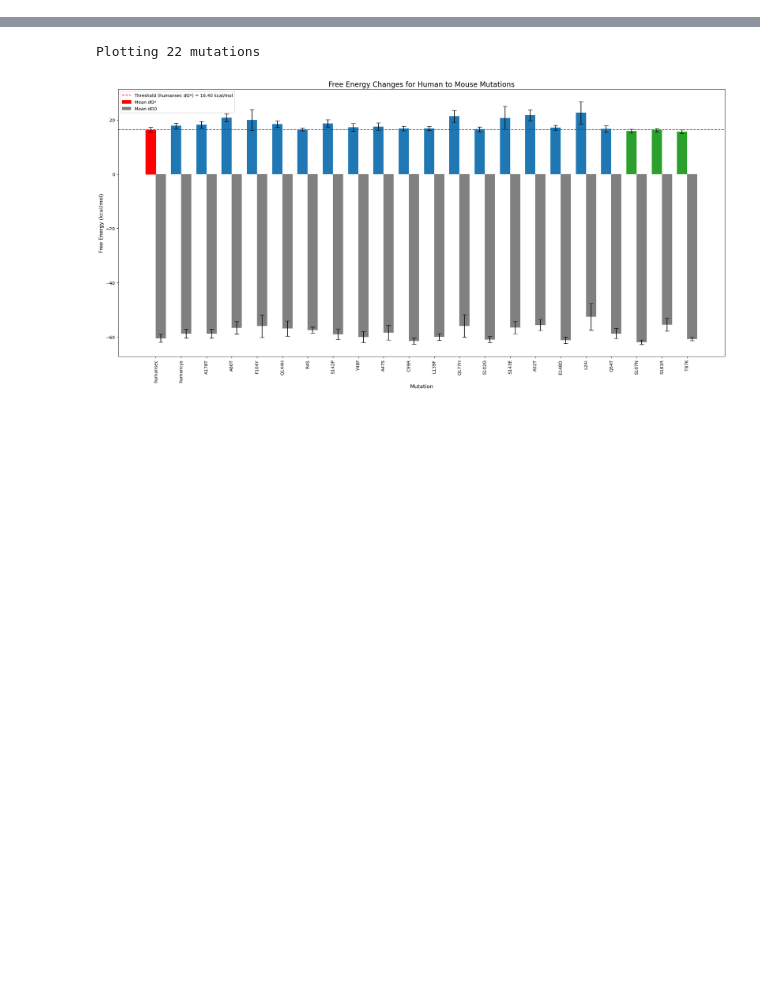
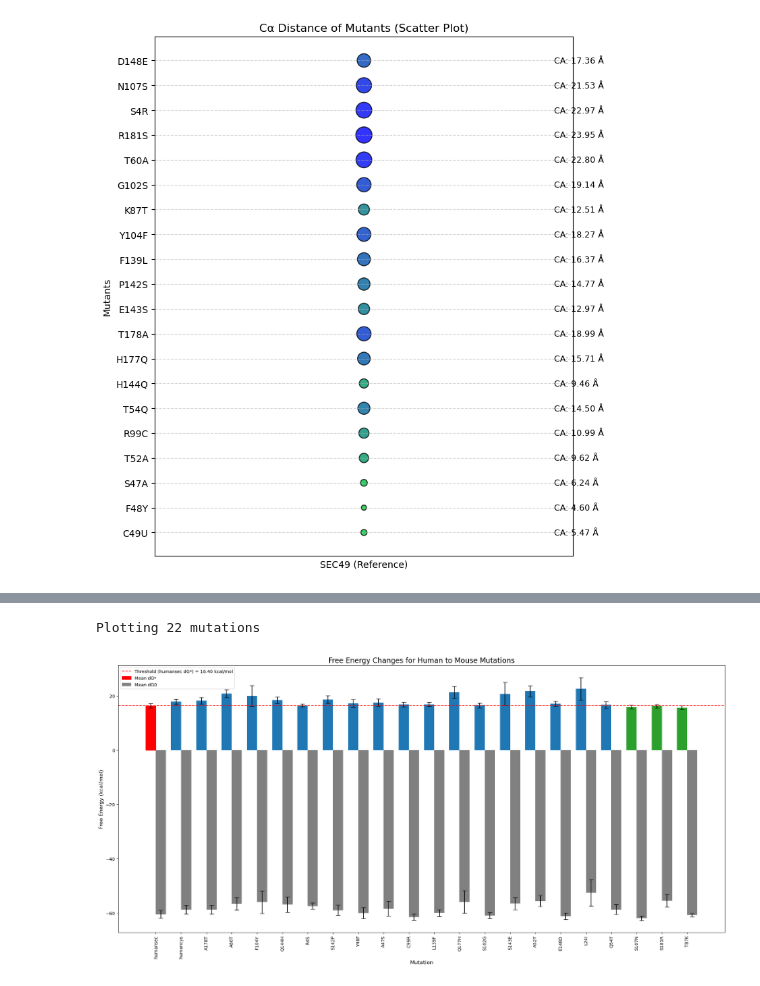
Before and after one commit to ND7996/GPX6, a Jupyter notebook: analysis/barplot_energy.ipynb, the cells around one changed output, grey strips where cells are left out. Cells and saved outputs as stored; diff of their text form; code cells hidden in the pictures; blank space fills up the shorter version.

```diff
--- a/analysis/barplot_energy.ipynb
+++ b/analysis/barplot_energy.ipynb
@@ -92,0 +136,63 @@ Plotting 22 mutations
+# %%
+import matplotlib.pyplot as plt
+import numpy as np
+
+# Define the dataset with CA Distance
+mutants = [
+    {"mutation": "C49U", "ca_distance": 5.47},
+    {"mutation": "F48Y", "ca_distance": 4.60},
+    {"mutation": "S47A", "ca_distance": 6.24},
+    {"mutation": "T52A", "ca_distance": 9.62},
+    {"mutation": "R99C", "ca_distance": 10.99},
+    {"mutation": "T54Q", "ca_distance": 14.50},
+    {"mutation": "H144Q", "ca_distance": 9.46},
+    {"mutation": "H177Q", "ca_distance": 15.71},
+    {"mutation": "T178A", "ca_distance": 18.99},
+    {"mutation": "E143S", "ca_distance": 12.97},
+    {"mutation": "P142S", "ca_distance": 14.77},
+    {"mutation": "F139L", "ca_distance": 16.37},
+    {"mutation": "Y104F", "ca_distance": 18.27},
+    {"mutation": "K87T", "ca_distance": 12.51},
+    {"mutation": "G102S", "ca_distance": 19.14},
+    {"mutation": "T60A", "ca_distance": 22.80},
+    {"mutation": "R181S", "ca_distance": 23.95},
+    {"mutation": "S4R", "ca_distance": 22.97},
+    {"mutation": "N107S", "ca_distance": 21.53},
+    {"mutation": "D148E", "ca_distance": 17.36},
+]
+
+# Extract data
+mutant_labels = [m["mutation"] for m in mutants]
+ca_distances = [m["ca_distance"] for m in mutants]
+
+# Normalize sizes (small for close, large for far)
+min_size = 30
+max_size = 300
+sizes = np.interp(ca_distances, (min(ca_distances), max(ca_distances)), (min_size, max_size))
+
+# Normalize colors (green for close, blue for far)
+colors = [(0, 1 - (d / max(ca_distances)), d / max(ca_distances)) for d in ca_distances]
+
+# Plot
+plt.figure(figsize=(8, 10))
+
+# Scatter plot for CA Distance
+plt.scatter([0] * len(mutants), range(len(mutants)), s=sizes, c=colors, alpha=0.8, edgecolors="k")
+
+# Labels for the scatter plot
+plt.yticks(range(len(mutants)), mutant_labels, fontsize=10)
+plt.xticks([])
+plt.xlabel("SEC49 (Reference)")
+plt.ylabel("Mutants")
+plt.title("Cα Distance of Mutants (Scatter Plot)")
+
+# Grid on y-axis
+plt.grid(axis="y", linestyle="--", alpha=0.5)
+
+# Add CA Distance text next to each mutant
+for i, (mutant, ca_dist) in enumerate(zip(mutant_labels, ca_distances)):
+    plt.text(0.05, i, f"CA: {ca_dist:.2f} Å", color="black", fontsize=9, va="center")
+
+plt.show()
+# %% [output]
+[figure, added]
```
Also changed, not shown: parts of 3 cells of this notebook, 6 other files.
